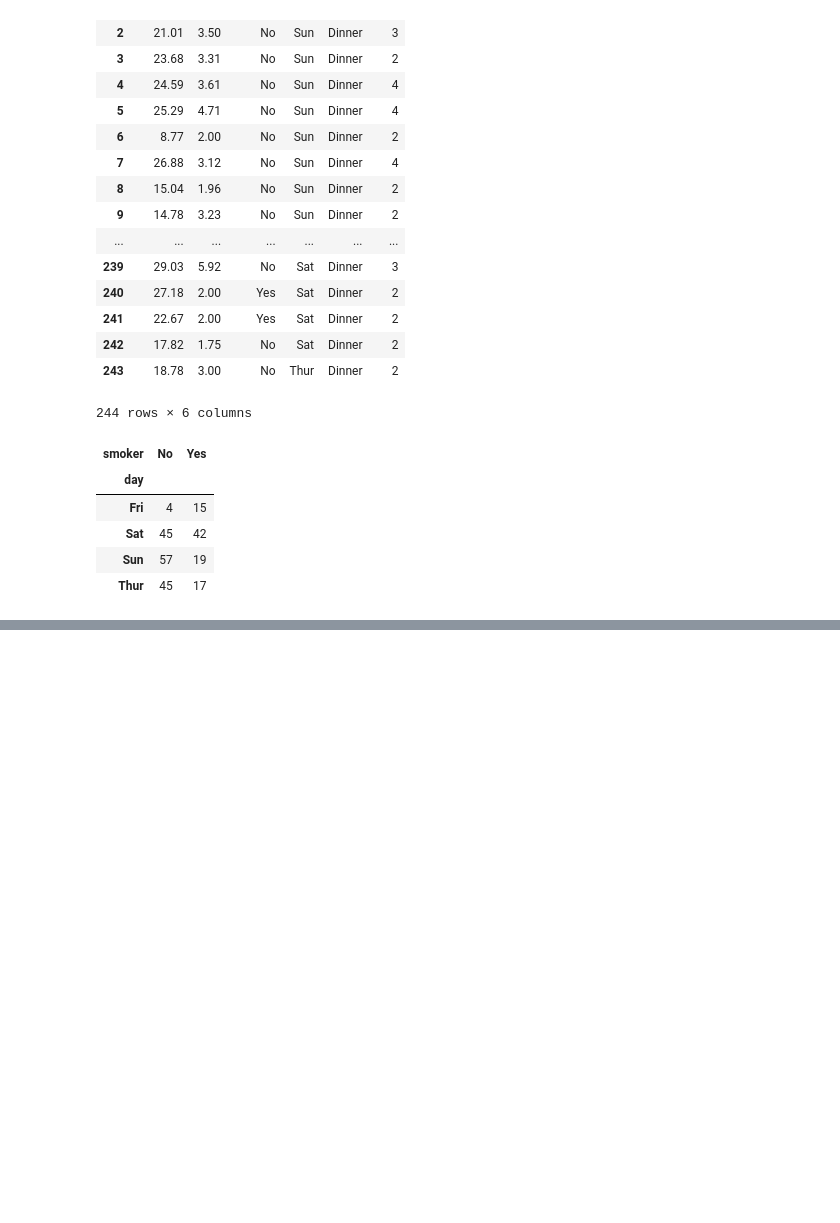
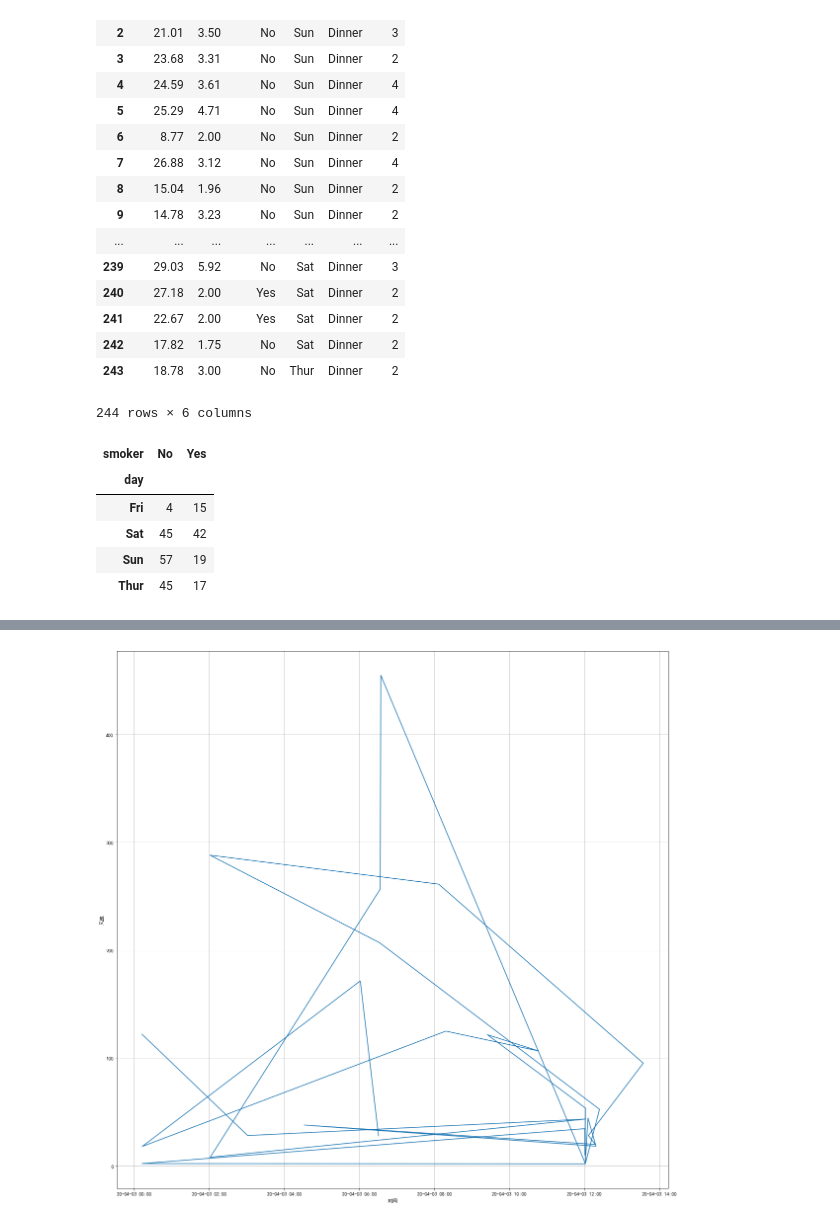
Before and after one commit to hjzheng818/python-study, a Jupyter notebook: Python_For_Data_Analysis_ch08.ipynb, the cells around one changed output, grey strips where cells are left out. Drawn from its saved outputs; the diff is of its cells as text; code cells hidden in the pictures; blank space fills up the shorter version.

```diff
--- a/Python_For_Data_Analysis_ch08.ipynb
+++ b/Python_For_Data_Analysis_ch08.ipynb
@@ -289,0 +299,19 @@ datetime.timedelta
+# %%
+import matplotlib.dates as mdates
+xfmt = mdates.DateFormatter('%y-%m-%d %H:%M')
+
+df = task_index
+fig = plt.figure(figsize=(20,20))
+ax = fig.add_subplot(1, 1, 1)
+ax.xaxis.set_major_formatter(xfmt)
+
+df.firsttaskstarttime = pd.to_datetime(df.firsttaskstarttime)
+plt.plot(df['firsttaskstarttime'], df['runtimebymin'])
+
+plt.ylabel(u'风速',fontproperties='SimHei')
+plt.xlabel(u'时间',fontproperties='SimHei')
+
+plt.grid(True)
+plt.show()
+# %% [output]
+[figure, added]
```
Also changed, not shown: parts of 18 cells of this notebook.
